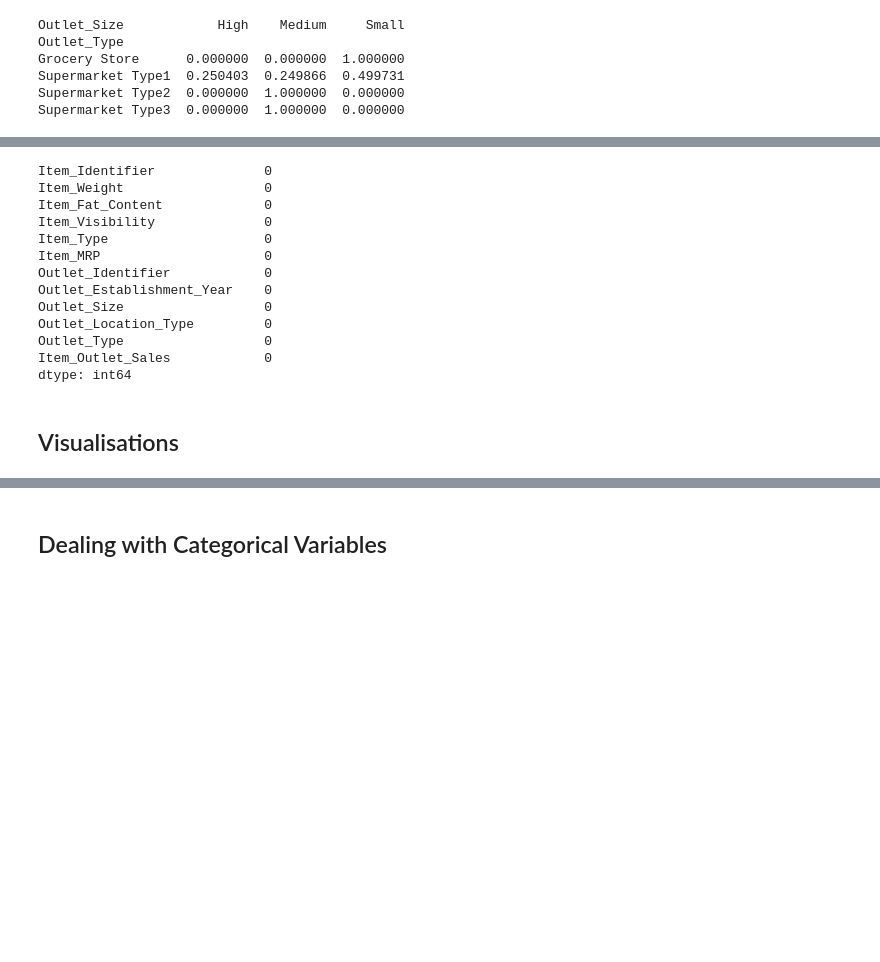
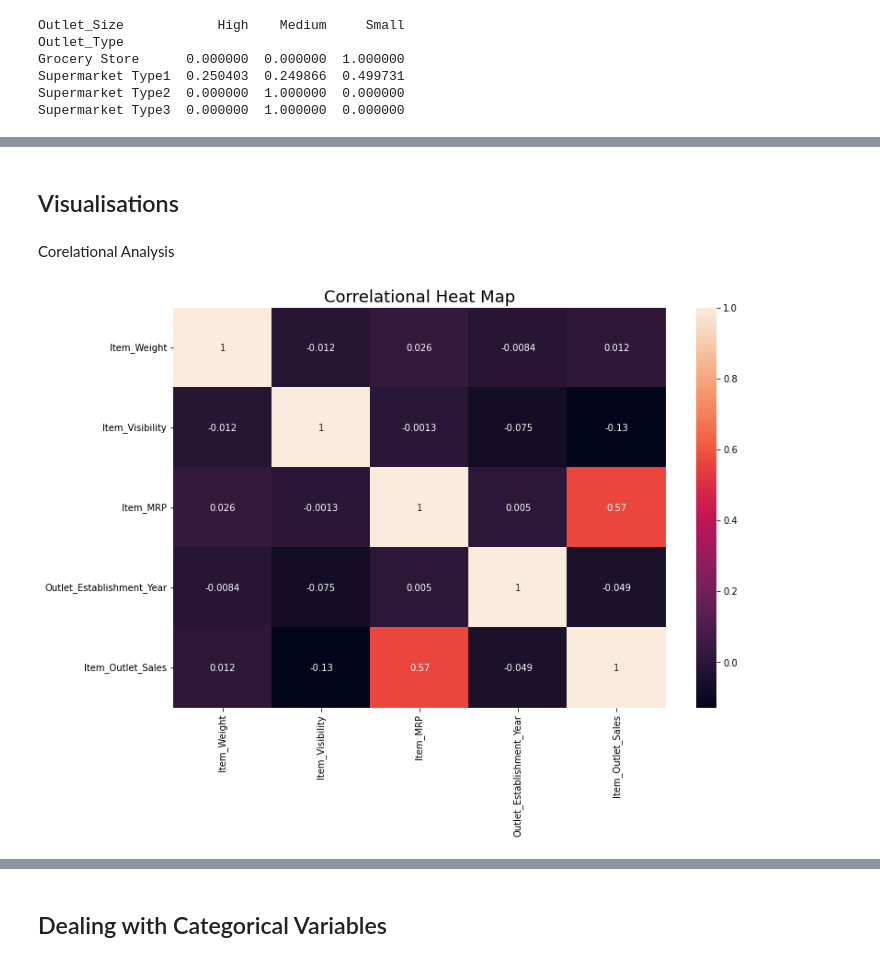
Before and after one commit to koushik2299/Item-Store-Sale-Prediction-, a Jupyter notebook: EDA.ipynb, the cells around one changed output, grey strips where cells are left out. Cells and saved outputs as stored; diff of their text form; code cells hidden in the pictures; blank space fills up the shorter version.

```diff
--- a/EDA.ipynb
+++ b/EDA.ipynb
@@ -156,18 +234,11 @@ df1["Item_Weight"].fillna(df1["Item_Weight"].mean(),inplace=True)
-# %%
-df1.isna().sum()
-# %% [output]
-Item_Identifier              0
-Item_Weight                  0
-Item_Fat_Content             0
-Item_Visibility              0
-Item_Type                    0
-Item_MRP                     0
-Outlet_Identifier            0
-Outlet_Establishment_Year    0
-Outlet_Size                  0
-Outlet_Location_Type         0
-Outlet_Type                  0
-Item_Outlet_Sales            0
-dtype: int64
 # %% [markdown]
 ## Visualisations
+# %% [markdown]
+Corelational Analysis
+# %%
+plt.figure(figsize=(12,8))
+sns.heatmap(df1.corr(),annot=True)
+plt.title("Correlational Heat Map",size=18)
+plt.show()
+# %% [output]
+[figure, added]
```
Also changed, not shown: parts of 35 cells of this notebook.
